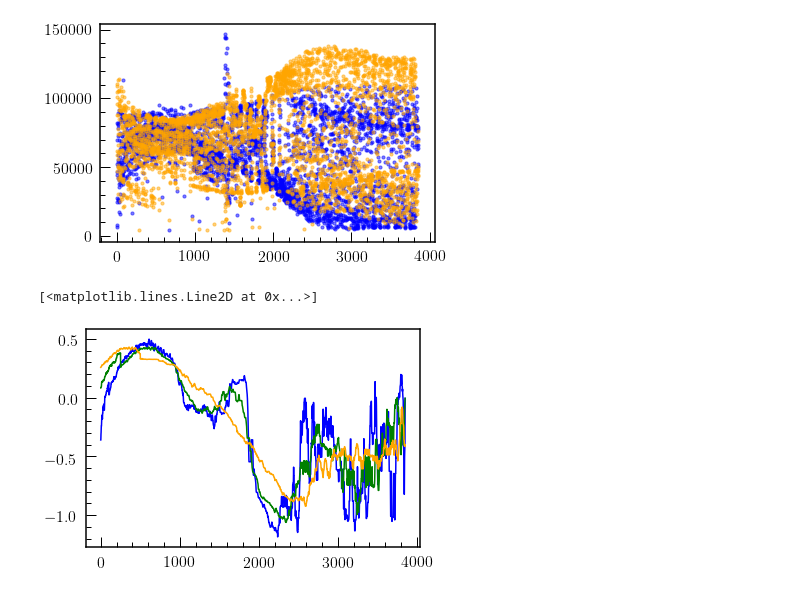
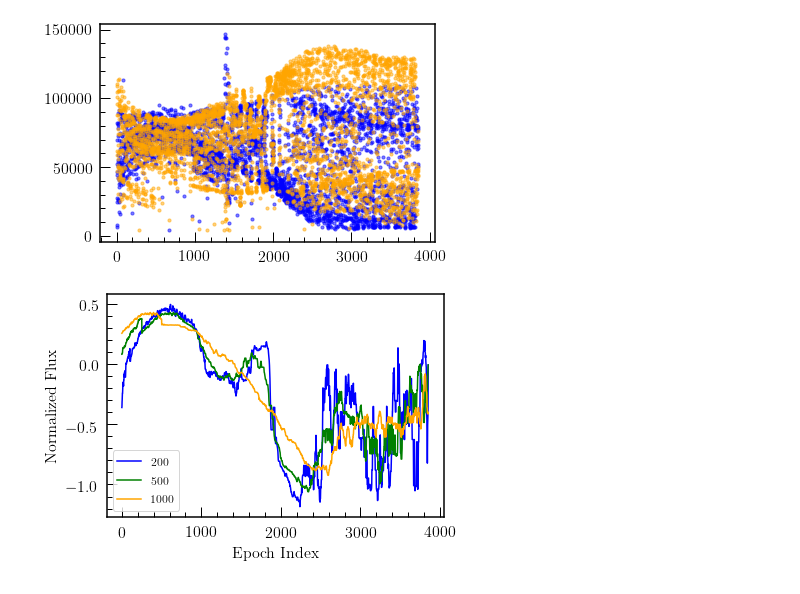
Before and after one commit to jmoreno28/k2_LongTermSystematics, a Jupyter notebook: MakeTemplateSystematicLC.ipynb, the cells around one changed output. Drawn from its saved outputs; the diff is of its cells as text; code cells hidden in the pictures.

```diff
--- a/MakeTemplateSystematicLC.ipynb
+++ b/MakeTemplateSystematicLC.ipynb
@@ -16,7 +16,7 @@ pixmapfile = "/media/jackeline/UUI/PixelMaps/K2_target_pixels.hdf5"
 # %% [markdown]
 #  Make CCD using PixelMapContainer and PixelMapGenerator
 # %%
-ccd = CCD(module=10, channel=1, field='FLUX', campaign=8)
+ccd = CCD(module=11, channel=1, field='FLUX', campaign=8)
 cont = PixelMapContainer.from_hdf5(pixmapfile, ccd)
 cont.save(pixmapfile)
 
@@ -215,8 +217,12 @@ temp2 = plot_template.smooth_template(lc[:,:,3], smooth=500, image=True,differen
 temp3 = plot_template.smooth_template(lc[:,:,3], smooth=1000, image=True,differenced=True)
 # %%
-plt.plot(xrange(len(temp1[:,-1])),temp1[:,-1], color = "blue")
-plt.plot(xrange(len(temp2[:,-1])),temp2[:,-1], color =  "green")
-plt.plot(xrange(len(temp3[:,-1])),temp3[:,-1], color = "orange")
+plt.plot(xrange(len(temp1[:,-1])),temp1[:,-1], color = "blue", label = "200")
+plt.plot(xrange(len(temp2[:,-1])),temp2[:,-1], color =  "green", label = "500")
+plt.plot(xrange(len(temp3[:,-1])),temp3[:,-1], color = "orange", label = "1000")
+plt.xlabel("Epoch Index")
+plt.ylabel("Normalized Flux")
+plt.legend()
+plt.tight_layout()
+plt.savefig('./plots/templateTest.png', dpi = 200)
 # %% [output]
-[<matplotlib.lines.Line2D at 0x...>]
-[figure, old version]
+[figure, new version]
```
Also changed, not shown: parts of 8 cells of this notebook, 2 other files.
